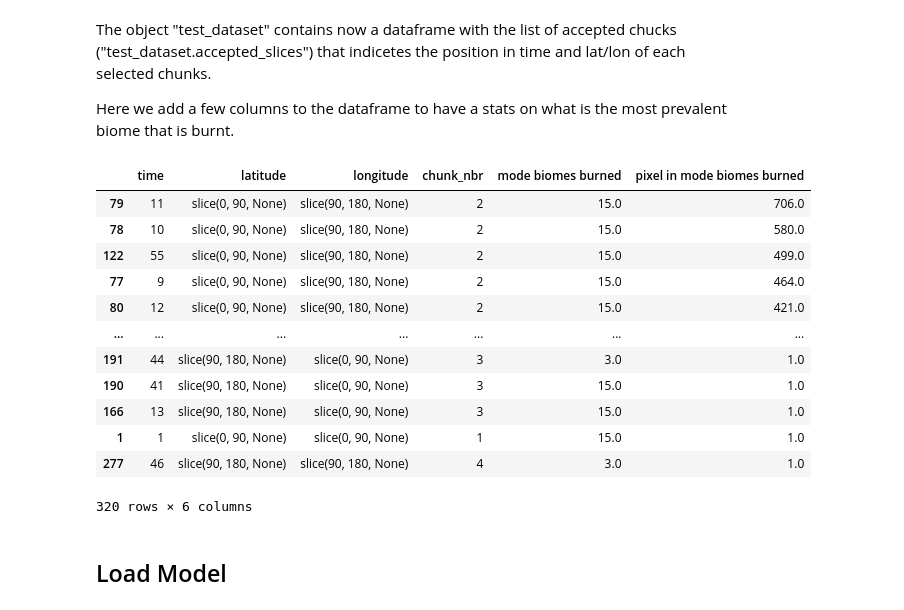
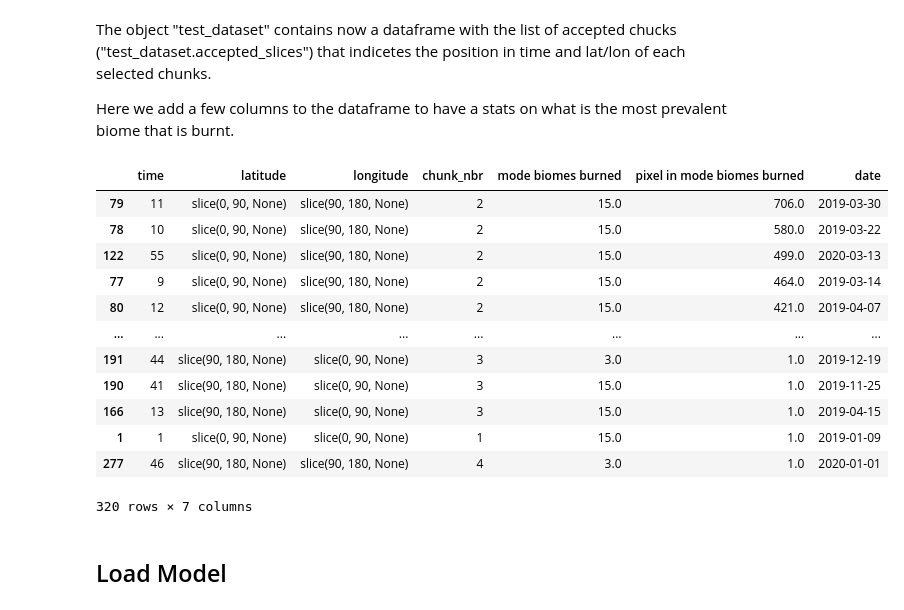
Before and after one commit to PiSchool/noa-xai-for-wildfire-forecasting, a Jupyter notebook: notebooks/binary_segmentation/GUI_Segmentation_Interpret.ipynb, the cells around one changed output. Cells and saved outputs as stored; diff of their text form; code cells hidden in the pictures.

```diff
--- a/notebooks/binary_segmentation/GUI_Segmentation_Interpret.ipynb
+++ b/notebooks/binary_segmentation/GUI_Segmentation_Interpret.ipynb
@@ -188,46 +200,47 @@ Here we add a few columns to the dataframe to have a stats on what is the most p
 
 %%capture --no-display
 
 
 def modefun(x, biomes):
     xc, yc = (x > 0).nonzero()
     u = biomes[xc, yc]
     u = u[~np.isnan(u)]
     return stats.mode(u, keepdims=True)
 
 dd_bio = dd_bio.sel(latitude = ds.latitude, longitude = ds.longitude)
 
 new_acc_slices = test_dataset.accepted_slices.copy()
 for kk, gp in new_acc_slices.groupby("chunk_nbr"):
     biomes = dd_bio.biomes.isel(gp[["latitude", "longitude"]].iloc[0].to_dict()).values
     y_burned = (
         test_dataset.dy.isel(gp[["latitude", "longitude"]].iloc[0].to_dict())
         .isel(time=gp.time.values)
         .values
     )
     median_vals = [float(modefun(x, biomes)[0]) for x in y_burned]
     n_pixels = [float(modefun(x, biomes)[1]) for x in y_burned]
 
     new_acc_slices.loc[gp.index, "mode biomes burned"] = median_vals
     new_acc_slices.loc[gp.index, "pixel in mode biomes burned"] = n_pixels
 new_acc_slices = new_acc_slices.sort_values(
     "pixel in mode biomes burned", ascending=False
 ).dropna(subset=["mode biomes burned"])
+new_acc_slices["date"] = new_acc_slices.time.apply(lambda x: test_dataset.ds.time.dt.date[x].values)
 new_acc_slices
 # %% [output]
-|  | time | latitude | longitude | chunk_nbr | mode biomes burned | pixel in mode biomes burned |
-| 79 | 11 | slice(0, 90, None) | slice(90, 180, None) | 2 | 15.0 | 706.0 |
-| 78 | 10 | slice(0, 90, None) | slice(90, 180, None) | 2 | 15.0 | 580.0 |
-| 122 | 55 | slice(0, 90, None) | slice(90, 180, None) | 2 | 15.0 | 499.0 |
-| 77 | 9 | slice(0, 90, None) | slice(90, 180, None) | 2 | 15.0 | 464.0 |
-| 80 | 12 | slice(0, 90, None) | slice(90, 180, None) | 2 | 15.0 | 421.0 |
-| ... | ... | ... | ... | ... | ... | ... |
-| 191 | 44 | slice(90, 180, None) | slice(0, 90, None) | 3 | 3.0 | 1.0 |
-| 190 | 41 | slice(90, 180, None) | slice(0, 90, None) | 3 | 15.0 | 1.0 |
-| 166 | 13 | slice(90, 180, None) | slice(0, 90, None) | 3 | 15.0 | 1.0 |
-| 1 | 1 | slice(0, 90, None) | slice(0, 90, None) | 1 | 15.0 | 1.0 |
-| 277 | 46 | slice(90, 180, None) | slice(90, 180, None) | 4 | 3.0 | 1.0 |
+|  | time | latitude | longitude | chunk_nbr | mode biomes burned | pixel in mode biomes burned | date |
+| 79 | 11 | slice(0, 90, None) | slice(90, 180, None) | 2 | 15.0 | 706.0 | 2019-03-30 |
+| 78 | 10 | slice(0, 90, None) | slice(90, 180, None) | 2 | 15.0 | 580.0 | 2019-03-22 |
+| 122 | 55 | slice(0, 90, None) | slice(90, 180, None) | 2 | 15.0 | 499.0 | 2020-03-13 |
+| 77 | 9 | slice(0, 90, None) | slice(90, 180, None) | 2 | 15.0 | 464.0 | 2019-03-14 |
+| 80 | 12 | slice(0, 90, None) | slice(90, 180, None) | 2 | 15.0 | 421.0 | 2019-04-07 |
+| ... | ... | ... | ... | ... | ... | ... | ... |
+| 191 | 44 | slice(90, 180, None) | slice(0, 90, None) | 3 | 3.0 | 1.0 | 2019-12-19 |
+| 190 | 41 | slice(90, 180, None) | slice(0, 90, None) | 3 | 15.0 | 1.0 | 2019-11-25 |
+| 166 | 13 | slice(90, 180, None) | slice(0, 90, None) | 3 | 15.0 | 1.0 | 2019-04-15 |
+| 1 | 1 | slice(0, 90, None) | slice(0, 90, None) | 1 | 15.0 | 1.0 | 2019-01-09 |
+| 277 | 46 | slice(90, 180, None) | slice(90, 180, None) | 4 | 3.0 | 1.0 | 2020-01-01 |
-320 rows × 6 columns
+320 rows × 7 columns
 # %% [markdown]
 ## Load Model
 # %%
```
Also changed, not shown: parts of 8 cells of this notebook, 2 other files.
